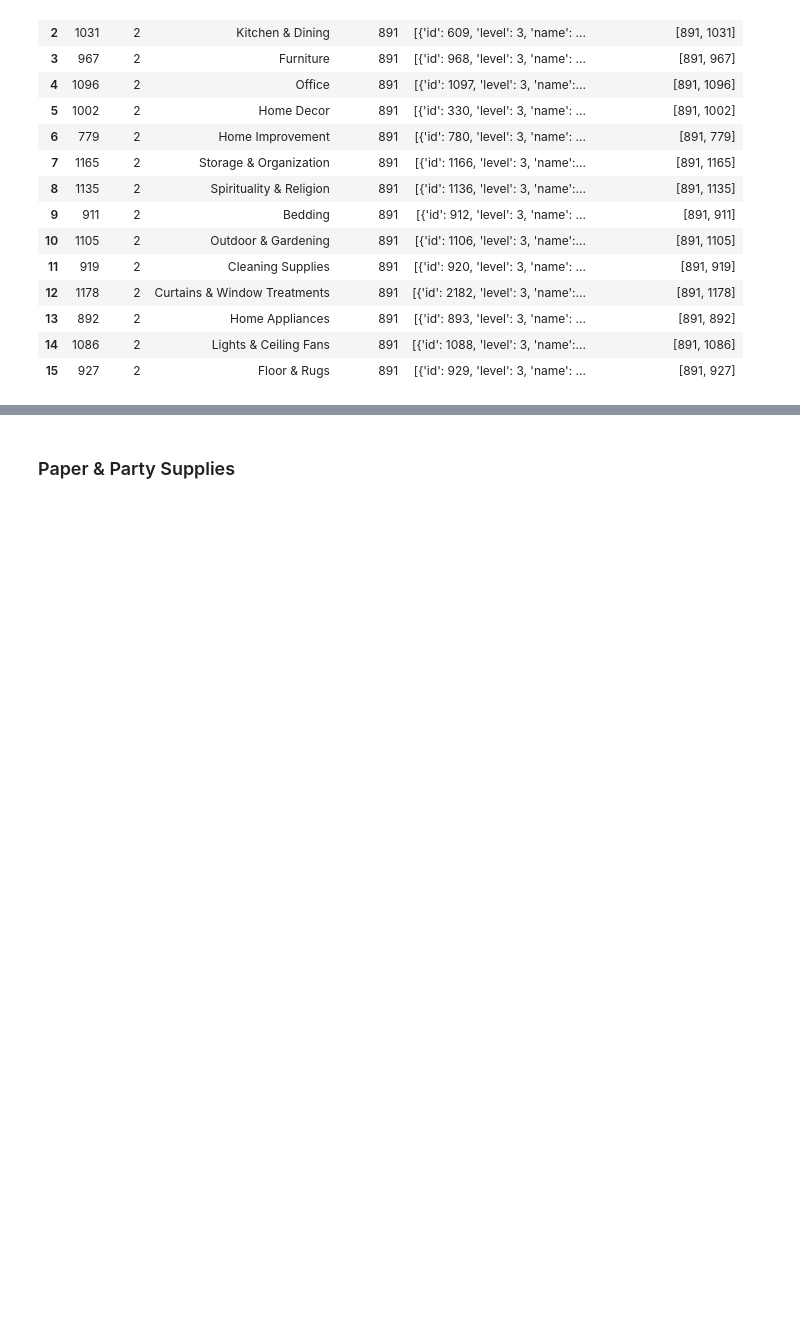
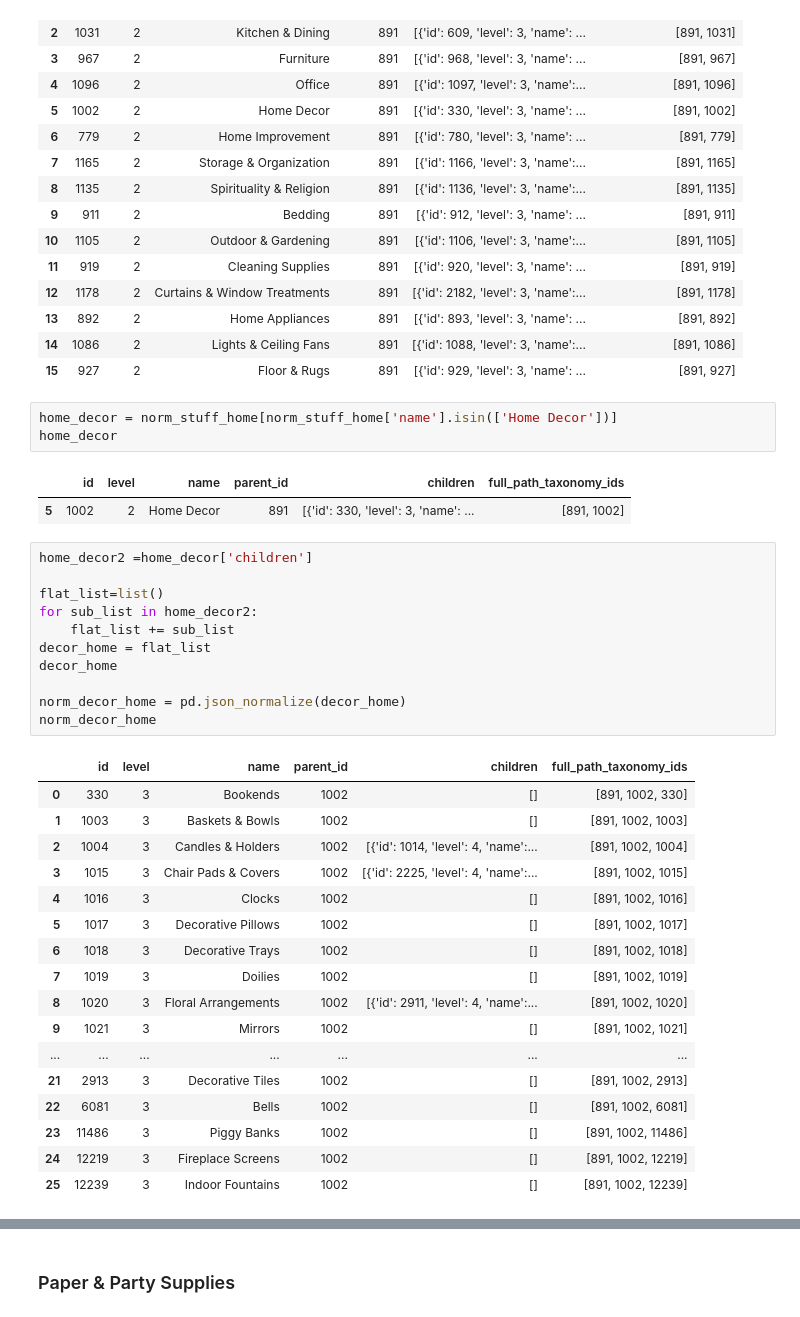
Before and after one commit to Megan1034/ETSY-CAPSTONE, a Jupyter notebook: ETSY Notebook/Seller_taxonomy.ipynb, the cells around one changed output, grey strips where cells are left out. Saved outputs shown, nothing was run; the diff lists cells and outputs as text; blank space fills up the shorter version.

Commit message:
deeper dive into taxonomy from last night. working to narrow down shop id

```diff
--- a/ETSY Notebook/Seller_taxonomy.ipynb
+++ b/ETSY Notebook/Seller_taxonomy.ipynb
@@ -131,3 +131,38 @@ norm_stuff_home
 | 13 | 892 | 2 | Home Appliances | 891 | [{'id': 893, 'level': 3, 'name': ... | [891, 892] |
 | 14 | 1086 | 2 | Lights & Ceiling Fans | 891 | [{'id': 1088, 'level': 3, 'name':... | [891, 1086] |
 | 15 | 927 | 2 | Floor & Rugs | 891 | [{'id': 929, 'level': 3, 'name': ... | [891, 927] |
+# %%
+home_decor = norm_stuff_home[norm_stuff_home['name'].isin(['Home Decor'])]
+home_decor
+# %% [output]
+|  | id | level | name | parent_id | children | full_path_taxonomy_ids |
+| 5 | 1002 | 2 | Home Decor | 891 | [{'id': 330, 'level': 3, 'name': ... | [891, 1002] |
+# %%
+home_decor2 =home_decor['children']
+
+flat_list=list()
+for sub_list in home_decor2:
+    flat_list += sub_list
+decor_home = flat_list
+decor_home
+
+norm_decor_home = pd.json_normalize(decor_home)
+norm_decor_home
+# %% [output]
+|  | id | level | name | parent_id | children | full_path_taxonomy_ids |
+| 0 | 330 | 3 | Bookends | 1002 | [] | [891, 1002, 330] |
+| 1 | 1003 | 3 | Baskets & Bowls | 1002 | [] | [891, 1002, 1003] |
+| 2 | 1004 | 3 | Candles & Holders | 1002 | [{'id': 1014, 'level': 4, 'name':... | [891, 1002, 1004] |
+| 3 | 1015 | 3 | Chair Pads & Covers | 1002 | [{'id': 2225, 'level': 4, 'name':... | [891, 1002, 1015] |
+| 4 | 1016 | 3 | Clocks | 1002 | [] | [891, 1002, 1016] |
+| 5 | 1017 | 3 | Decorative Pillows | 1002 | [] | [891, 1002, 1017] |
+| 6 | 1018 | 3 | Decorative Trays | 1002 | [] | [891, 1002, 1018] |
+| 7 | 1019 | 3 | Doilies | 1002 | [] | [891, 1002, 1019] |
+| 8 | 1020 | 3 | Floral Arrangements | 1002 | [{'id': 2911, 'level': 4, 'name':... | [891, 1002, 1020] |
+| 9 | 1021 | 3 | Mirrors | 1002 | [] | [891, 1002, 1021] |
+| ... | ... | ... | ... | ... | ... | ... |
+| 21 | 2913 | 3 | Decorative Tiles | 1002 | [] | [891, 1002, 2913] |
+| 22 | 6081 | 3 | Bells | 1002 | [] | [891, 1002, 6081] |
+| 23 | 11486 | 3 | Piggy Banks | 1002 | [] | [891, 1002, 11486] |
+| 24 | 12219 | 3 | Fireplace Screens | 1002 | [] | [891, 1002, 12219] |
+| 25 | 12239 | 3 | Indoor Fountains | 1002 | [] | [891, 1002, 12239] |
```
Also changed, not shown: parts of 4 cells of this notebook, 3 other files.
